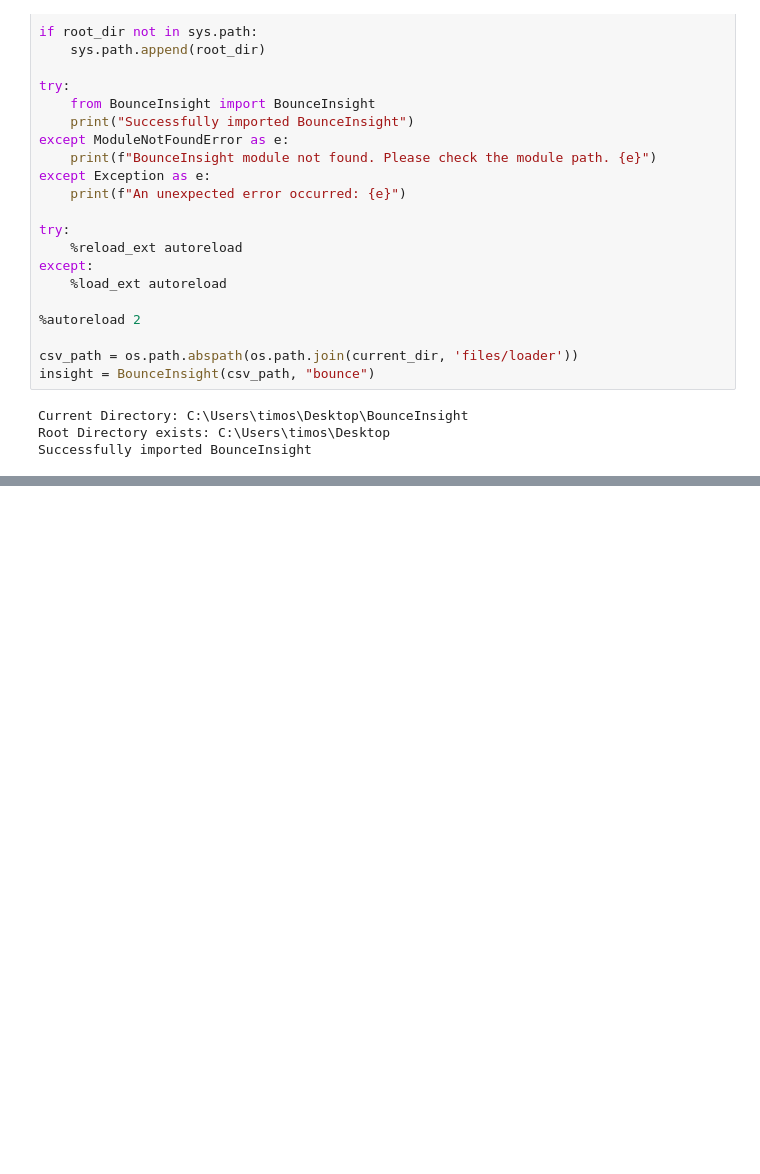
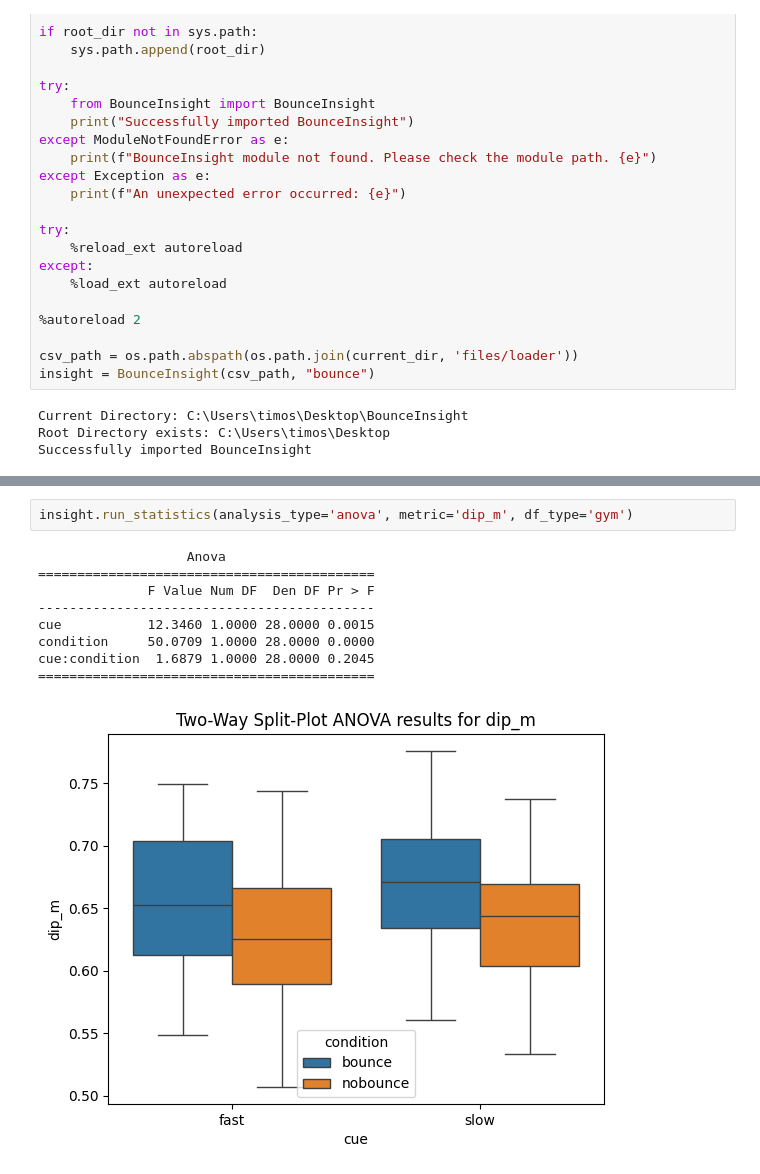
Before and after one commit to loieboi/BounceInsight, a Jupyter notebook: stat.ipynb, the cells around one changed output, grey strips where cells are left out. Cells and saved outputs as stored; diff of their text form; blank space fills up the shorter version.

```diff
--- a/stat.ipynb
+++ b/stat.ipynb
@@ -62 +71,13 @@ T-statistic: 10.5177, p-value: 0.0000
+# %%
+insight.run_statistics(analysis_type='anova', metric='dip_m', df_type='gym')
+# %% [output]
+                   Anova
+===========================================
+              F Value Num DF  Den DF Pr > F
+-------------------------------------------
+cue           12.3460 1.0000 28.0000 0.0015
+condition     50.0709 1.0000 28.0000 0.0000
+cue:condition  1.6879 1.0000 28.0000 0.2045
+===========================================
+[figure, added]
 # %%
```
Also changed, not shown: parts of 3 cells of this notebook, 3 other files.
